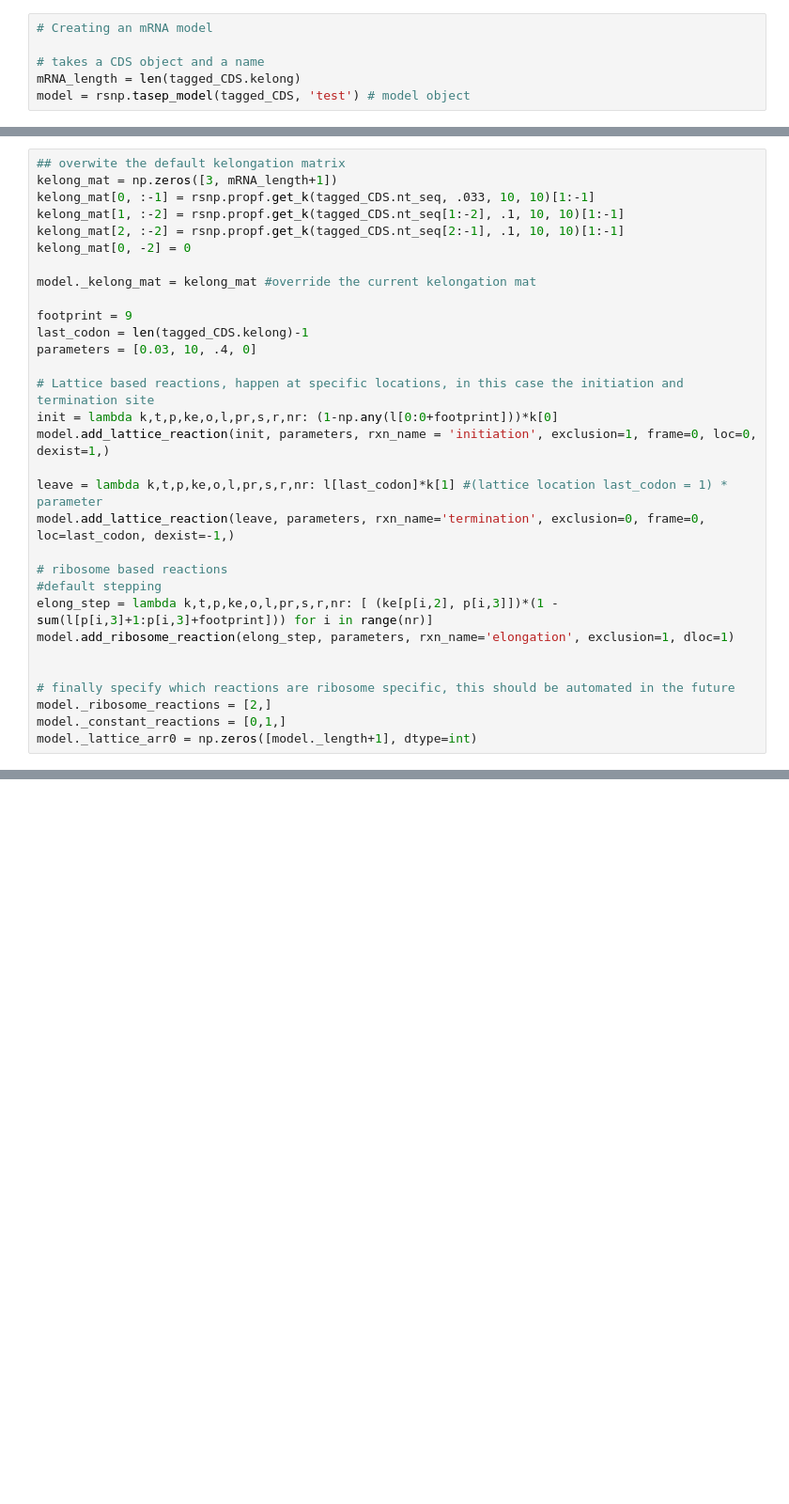
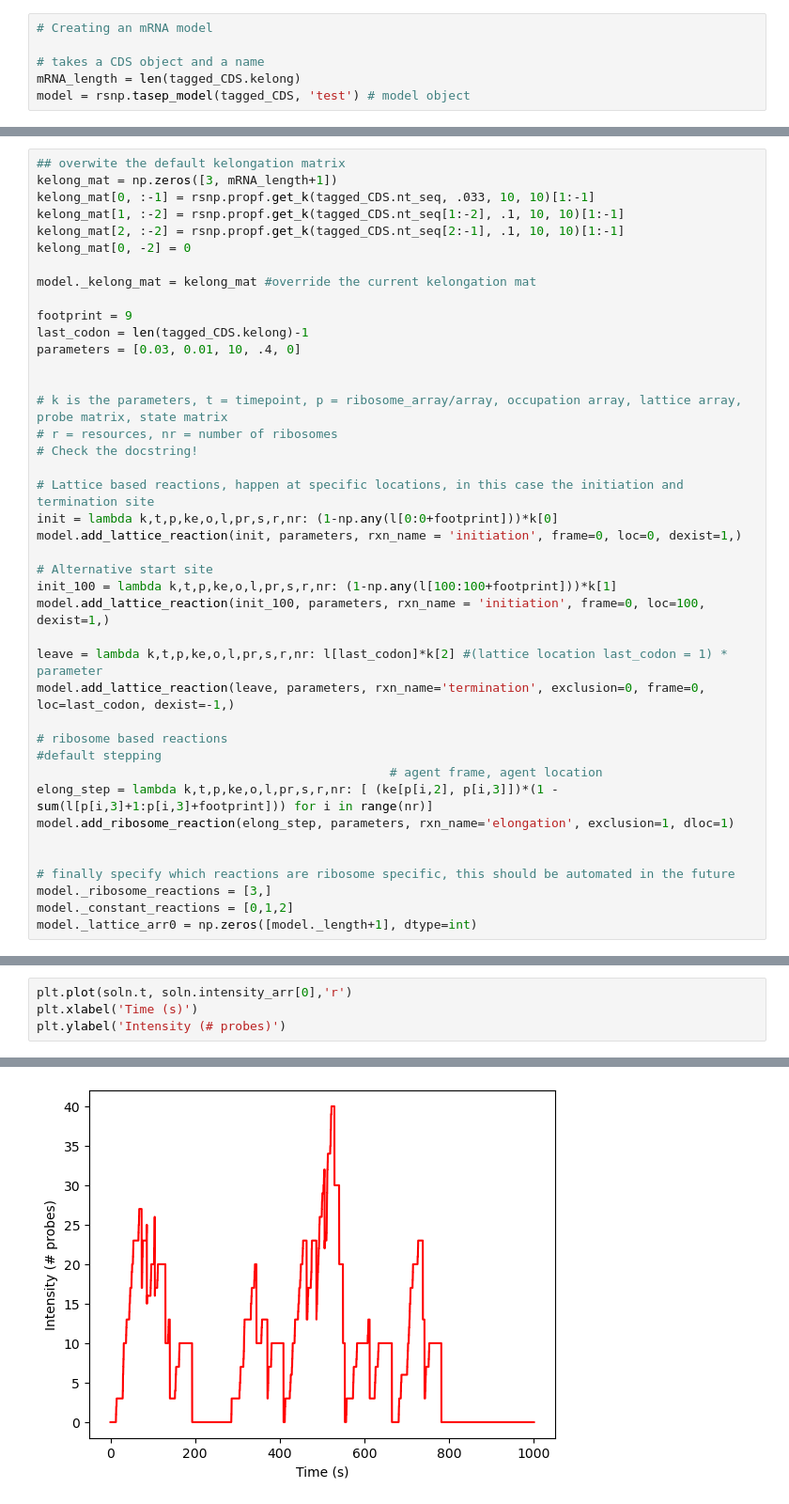
Before and after one commit to MunskyGroup/rSNAPsim, a Jupyter notebook: rsnapsim/interactive_notebooks/Example_Usage.ipynb, the cells around one changed output, grey strips where cells are left out. Shown at 94% size. Drawn from its saved outputs; the diff is of its cells as text; blank space fills up the shorter version.

```diff
--- a/rsnapsim/interactive_notebooks/Example_Usage.ipynb
+++ b/rsnapsim/interactive_notebooks/Example_Usage.ipynb
@@ -209,22 +253,32 @@ model._kelong_mat = kelong_mat #override the current kelongation mat
 
 footprint = 9
 last_codon = len(tagged_CDS.kelong)-1
-parameters = [0.03, 10, .4, 0]
+parameters = [0.03, 0.01, 10, .4, 0]
+
+
+# k is the parameters, t = timepoint, p = ribosome_array/array, occupation array, lattice array, probe matrix, state matrix
+# r = resources, nr = number of ribosomes
+# Check the docstring!
 
 # Lattice based reactions, happen at specific locations, in this case the initiation and termination site
 init = lambda k,t,p,ke,o,l,pr,s,r,nr: (1-np.any(l[0:0+footprint]))*k[0]
-model.add_lattice_reaction(init, parameters, rxn_name = 'initiation', exclusion=1, frame=0, loc=0, dexist=1,)
+model.add_lattice_reaction(init, parameters, rxn_name = 'initiation', frame=0, loc=0, dexist=1,)
 
-leave = lambda k,t,p,ke,o,l,pr,s,r,nr: l[last_codon]*k[1] #(lattice location last_codon = 1) * parameter
+# Alternative start site
+init_100 = lambda k,t,p,ke,o,l,pr,s,r,nr: (1-np.any(l[100:100+footprint]))*k[1]
+model.add_lattice_reaction(init_100, parameters, rxn_name = 'initiation', frame=0, loc=100, dexist=1,)
+
+leave = lambda k,t,p,ke,o,l,pr,s,r,nr: l[last_codon]*k[2] #(lattice location last_codon = 1) * parameter
 model.add_lattice_reaction(leave, parameters, rxn_name='termination', exclusion=0, frame=0, loc=last_codon, dexist=-1,)
 
 # ribosome based reactions
 #default stepping
+                                                # agent frame, agent location
 elong_step = lambda k,t,p,ke,o,l,pr,s,r,nr: [ (ke[p[i,2], p[i,3]])*(1 - sum(l[p[i,3]+1:p[i,3]+footprint])) for i in range(nr)]
 model.add_ribosome_reaction(elong_step, parameters, rxn_name='elongation', exclusion=1, dloc=1)
 
 
 # finally specify which reactions are ribosome specific, this should be automated in the future
-model._ribosome_reactions = [2,]
-model._constant_reactions = [0,1,]
+model._ribosome_reactions = [3,]
+model._constant_reactions = [0,1,2]
 model._lattice_arr0 = np.zeros([model._length+1], dtype=int)
@@ -255,0 +329,5 @@ Automatic pdb calling has been turned ON
+# %%
+plt.plot(soln.t, soln.intensity_arr[0],'r')
+plt.xlabel('Time (s)')
+plt.ylabel('Intensity (# probes)')
+# %% [output]
@@ -255,0 +335 @@ Automatic pdb calling has been turned ON
+[figure, added]
```
Also changed, not shown: parts of 21 cells of this notebook, 2 other files.
